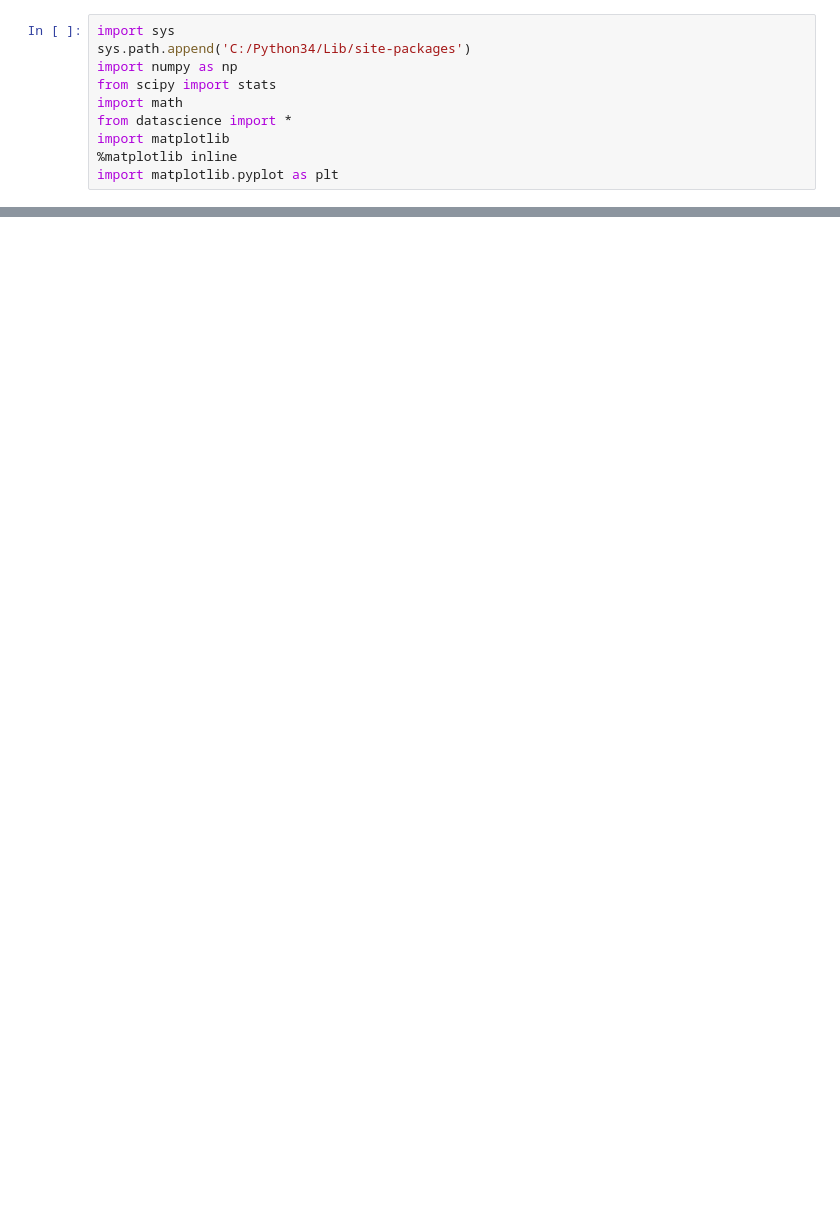
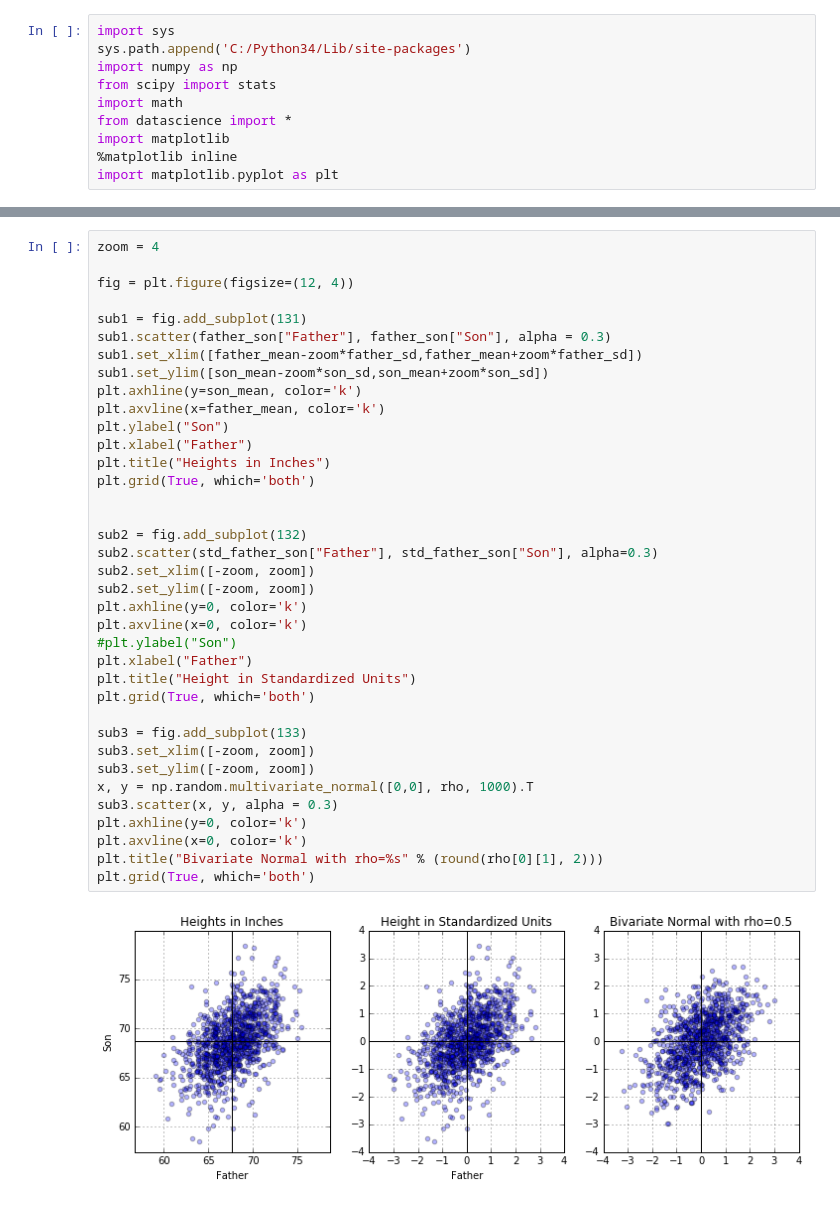
Before and after one commit to andrewzhang1/Stat-140, a Jupyter notebook: correlation/Conditional Expectation.ipynb, the cells around one changed output, grey strips where cells are left out. Saved outputs shown, nothing was run; the diff lists cells and outputs as text; blank space fills up the shorter version.

```diff
--- a/correlation/Conditional Expectation.ipynb
+++ b/correlation/Conditional Expectation.ipynb
@@ -121,0 +149,39 @@ plt.axvline(x=0, color='k')
+# %%
+zoom = 4
+
+fig = plt.figure(figsize=(12, 4))
+
+sub1 = fig.add_subplot(131)
+sub1.scatter(father_son["Father"], father_son["Son"], alpha = 0.3)
+sub1.set_xlim([father_mean-zoom*father_sd,father_mean+zoom*father_sd])
+sub1.set_ylim([son_mean-zoom*son_sd,son_mean+zoom*son_sd])
+plt.axhline(y=son_mean, color='k')
+plt.axvline(x=father_mean, color='k')
+plt.ylabel("Son")
+plt.xlabel("Father")
+plt.title("Heights in Inches")
+plt.grid(True, which='both')
+
+
+sub2 = fig.add_subplot(132)
+sub2.scatter(std_father_son["Father"], std_father_son["Son"], alpha=0.3)
+sub2.set_xlim([-zoom, zoom])
+sub2.set_ylim([-zoom, zoom])
+plt.axhline(y=0, color='k')
+plt.axvline(x=0, color='k')
+#plt.ylabel("Son")
+plt.xlabel("Father")
+plt.title("Height in Standardized Units")
+plt.grid(True, which='both')
+
+sub3 = fig.add_subplot(133)
+sub3.set_xlim([-zoom, zoom])
+sub3.set_ylim([-zoom, zoom])
+x, y = np.random.multivariate_normal([0,0], rho, 1000).T
+sub3.scatter(x, y, alpha = 0.3)
+plt.axhline(y=0, color='k')
+plt.axvline(x=0, color='k')
+plt.title("Bivariate Normal with rho=%s" % (round(rho[0][1], 2)))
+plt.grid(True, which='both')
+# %% [output]
+[figure, added]
```
Also changed, not shown: parts of 14 cells of this notebook, 2 other files.
